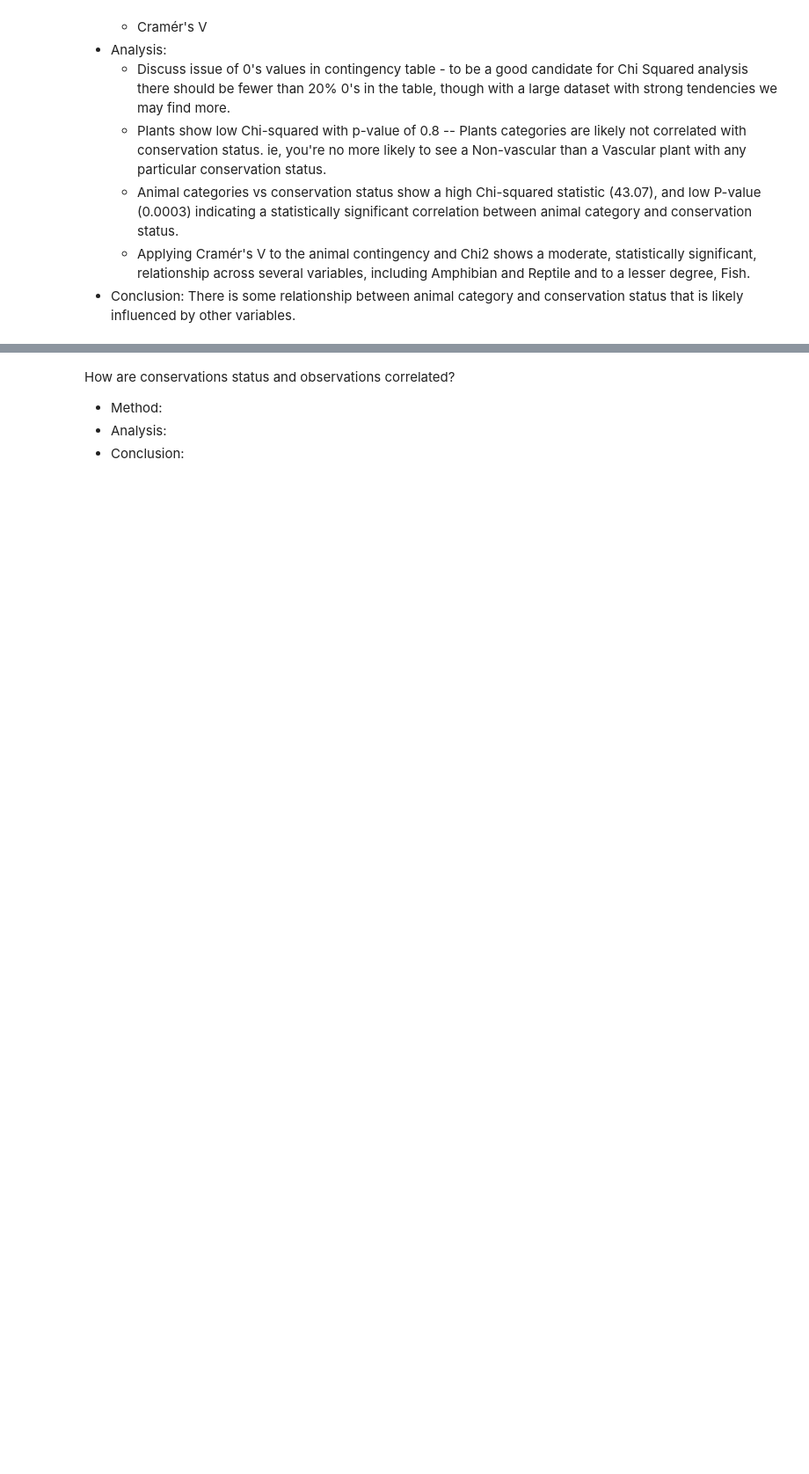
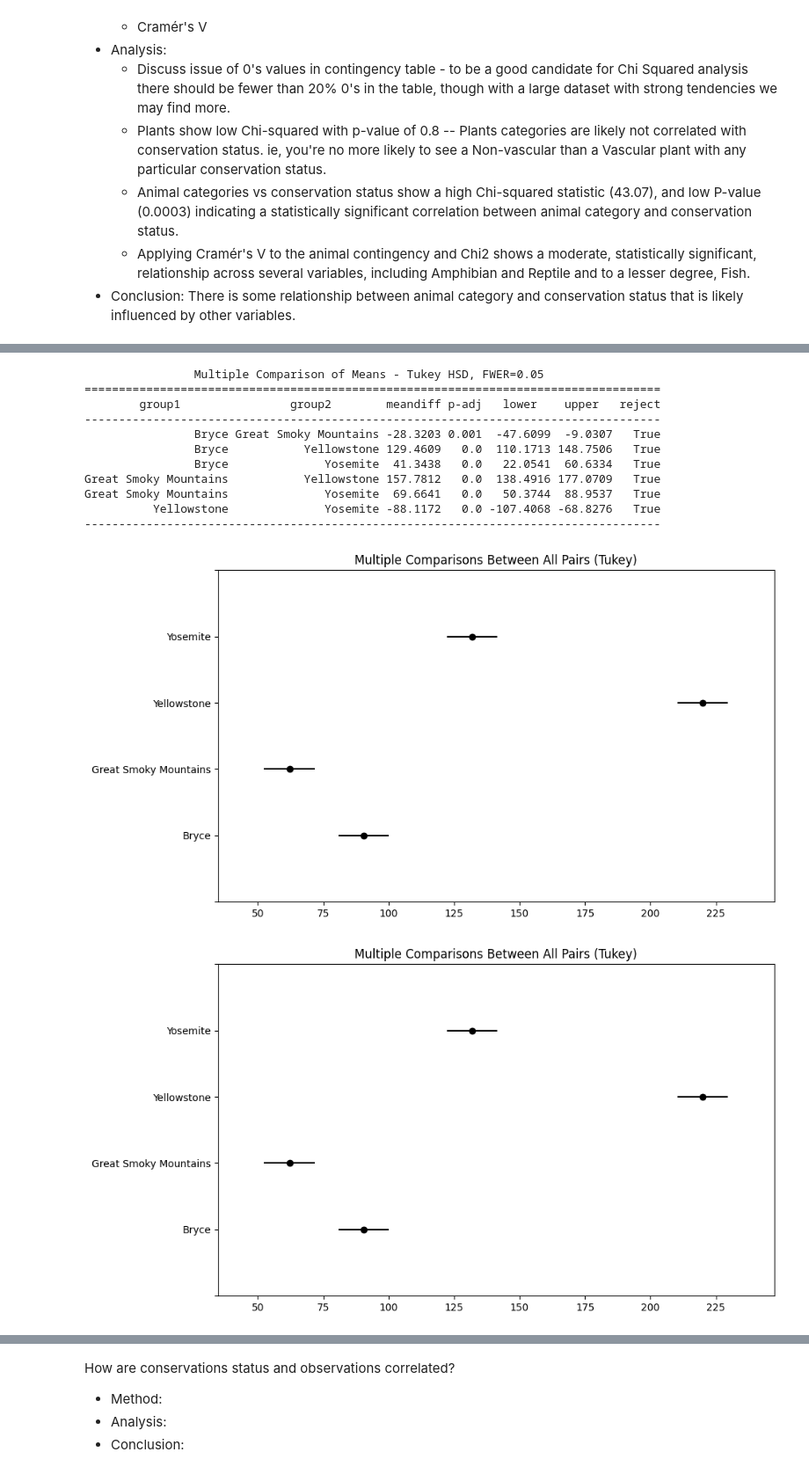
Before and after one commit to Matthewsabk/biodiversity, a Jupyter notebook: biodiversity.ipynb, the cells around one changed output, grey strips where cells are left out. Shown at 88% size. Saved outputs shown, nothing was run; the diff lists cells and outputs as text; code cells hidden in the pictures; blank space fills up the shorter version.

```diff
--- a/biodiversity.ipynb
+++ b/biodiversity.ipynb
@@ -327,0 +409,20 @@ plt.clf()
+# %%
+tukey_results = pairwise_tukeyhsd(endog=biodiv_conservation_animals['observations'], groups=biodiv_conservation_animals['park_name'], alpha=0.05)
+
+# Print the results
+print(tukey_results)
+tukey_results.plot_simultaneous()
+# %% [output]
+                Multiple Comparison of Means - Tukey HSD, FWER=0.05
+====================================================================================
+        group1                group2        meandiff p-adj   lower    upper   reject
+------------------------------------------------------------------------------------
+                Bryce Great Smoky Mountains -28.3203 0.001  -47.6099  -9.0307   True
+                Bryce           Yellowstone 129.4609   0.0  110.1713 148.7506   True
+                Bryce              Yosemite  41.3438   0.0   22.0541  60.6334   True
+Great Smoky Mountains           Yellowstone 157.7812   0.0  138.4916 177.0709   True
+Great Smoky Mountains              Yosemite  69.6641   0.0   50.3744  88.9537   True
+          Yellowstone              Yosemite -88.1172   0.0 -107.4068 -68.8276   True
+------------------------------------------------------------------------------------
+[figure, added]
+[figure, added]
```
Also changed, not shown: parts of 20 cells of this notebook, 1 other file.
